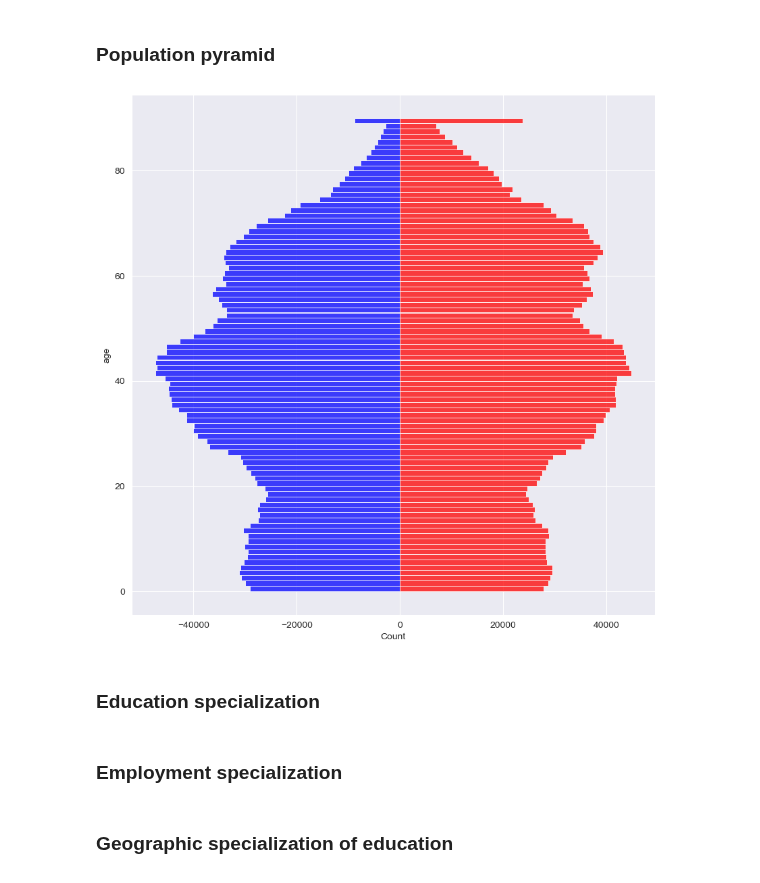
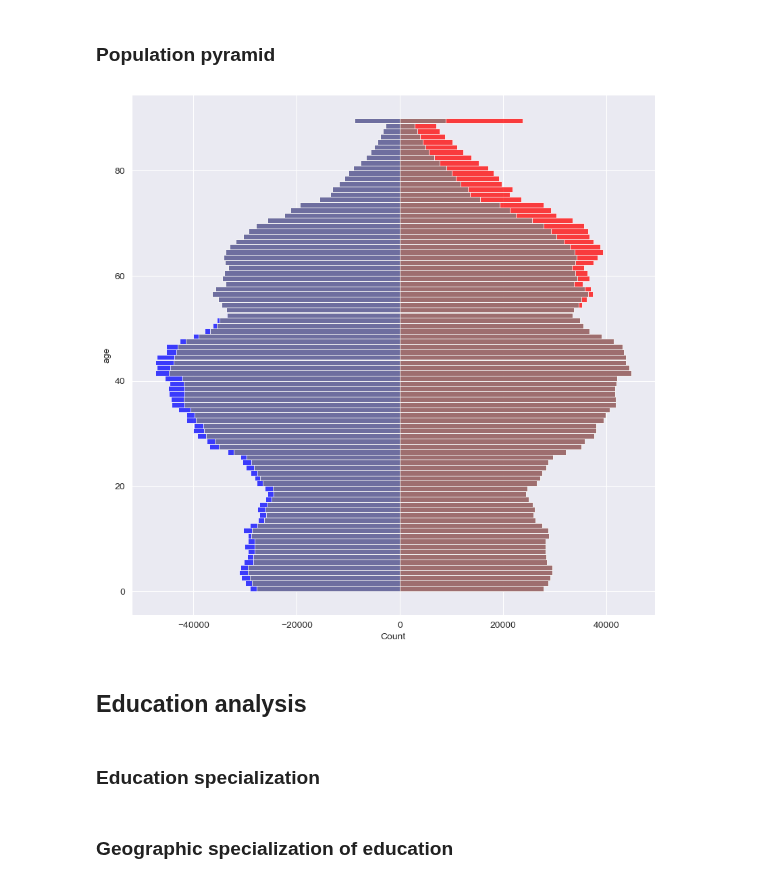
Before and after one commit to AndruKP/mathprofi-education, a Jupyter notebook: education_aggregate.ipynb, the cells around one changed output. Cells and saved outputs as stored; diff of their text form; code cells hidden in the pictures.

```diff
--- a/education_aggregate.ipynb
+++ b/education_aggregate.ipynb
@@ -22,4 +24,11 @@ import warnings
 #warnings.filterwarnings('ignore')
 # %% [markdown]
 ## Import data
+# %%
+url_010_SR = 'https://raw.githubusercontent.com/AndruKP/mathprofi-education/dev/data/RV_O_010_R_SR_SK.CSV'
+url_040_SR = 'https://raw.githubusercontent.com/AndruKP/mathprofi-education/dev/data/RV_O_040_R_SR_SK.CSV'
+url_040_OK = 'https://raw.githubusercontent.com/AndruKP/mathprofi-education/dev/data/RV_O_040_L_OK_SK.CSV'
+url_067_SR = 'https://raw.githubusercontent.com/AndruKP/mathprofi-education/dev/data/RV_O_067_R_SR_SK.CSV'
+
+districts_url = 'https://bbrejova.github.io/viz/data/districts.json'
 # %%
@@ -48,16 +81,22 @@ display(table_040_SK.head())
 # %%
 # TODO: aggregate all preprocessing functions into one
 
-table_010_SK = preprocessing.rename_columns(table_010_SK)
-table_040_SK = preprocessing.rename_columns(table_040_SK)
+table_010_SR = preprocessing.rename_columns(table_010_SR)
+table_040_SR = preprocessing.rename_columns(table_040_SR)
+table_040_OK = preprocessing.rename_columns(table_040_OK)
+table_067_SR = preprocessing.rename_columns(table_067_SR)
 
-table_010_SK = preprocessing.translate_sex(table_010_SK)
-table_040_SK = preprocessing.translate_sex(table_040_SK)
+table_010_SR = preprocessing.translate_sex(table_010_SR)
+table_040_SR = preprocessing.translate_sex(table_040_SR)
+table_040_OK = preprocessing.translate_sex(table_040_OK)
+table_067_SR = preprocessing.translate_sex(table_067_SR)
 
-table_040_SK.age = table_040_SK.age.apply(preprocessing.age_preprocess)
+table_040_SR.age = table_040_SR.age.apply(preprocessing.age_preprocess)
+table_040_OK.age = table_040_OK.age.apply(preprocessing.age_preprocess)
 
-display(table_010_SK.head())
-display(table_040_SK.head())
+display(table_010_SR.head())
+display(table_040_SR.head())
+display(table_040_OK.head())
 # %% [output]
 |  | NUTS1_CODE | state_name | sex | economical_age_groups | education | count |
 | 0 | SK0 | Slovenská republika | male | predproduktívny vek (0-14 rokov) | nezistené | 6301 |
@@ -76,23 +121,30 @@ display(table_040_SK.head())
 # %% [markdown]
 ### Population pyramid
 # %%
-grouped_by_sex_age = table_040_SK.groupby(['sex', 'age'])['count'].sum()
+grouped_by_sex_age = table_040_SR.groupby(['sex', 'age'])['count'].sum()
 women_counts = grouped_by_sex_age.loc['female']
-men_counts = -1 * grouped_by_sex_age.loc['male']
+men_counts = grouped_by_sex_age.loc['male']
+
+min_counts = np.minimum(men_counts, women_counts)
 # %%
 # TODO: legend and beauty
 figure, axes = plt.subplots(figsize=(10, 10))
 
+# Surplus
 sns.histplot(y=women_counts.index, weights=women_counts, binwidth=1, color='red')
-sns.histplot(y=men_counts.index, weights=men_counts, binwidth=1, color='blue')
+sns.histplot(y=men_counts.index, weights=-1 * men_counts, binwidth=1, color='blue')
+
+# Population
+sns.histplot(y=min_counts.index, weights=min_counts, binwidth=1, color='gray')
+sns.histplot(y=min_counts.index, weights=-1 * min_counts, binwidth=1, color='gray')
 pass
 # %% [output]
-[figure, old version]
+[figure, new version]
+# %% [markdown]
+## Education analysis
 # %% [markdown]
 ### Education specialization
 # %%
 # TODO: someone's data (Sasha's idk)
 # %%
 # TODO: someone's graph (barplot idk)
-# %% [markdown]
-### Employment specialization
```
Also changed, not shown: parts of 21 cells of this notebook.
